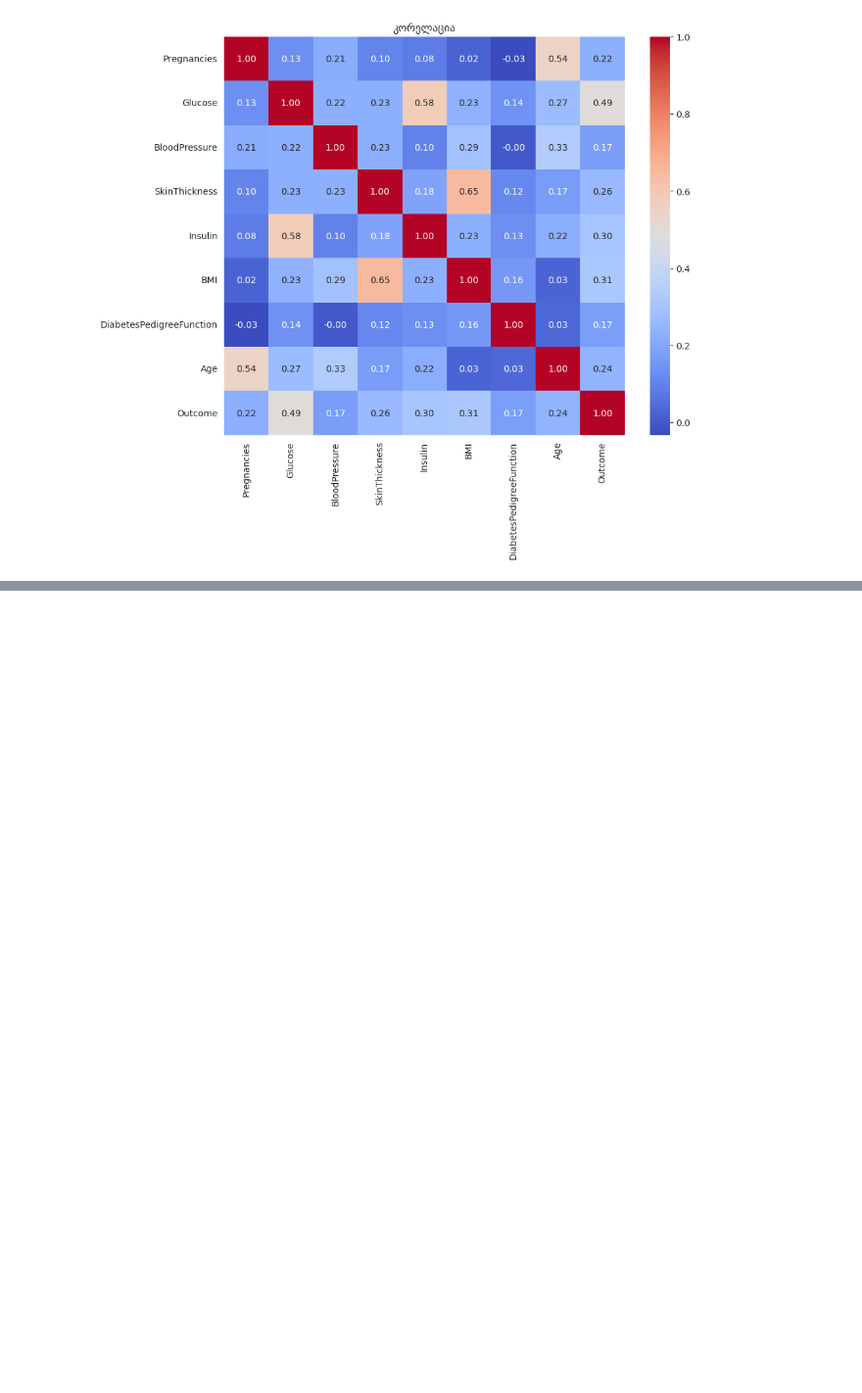
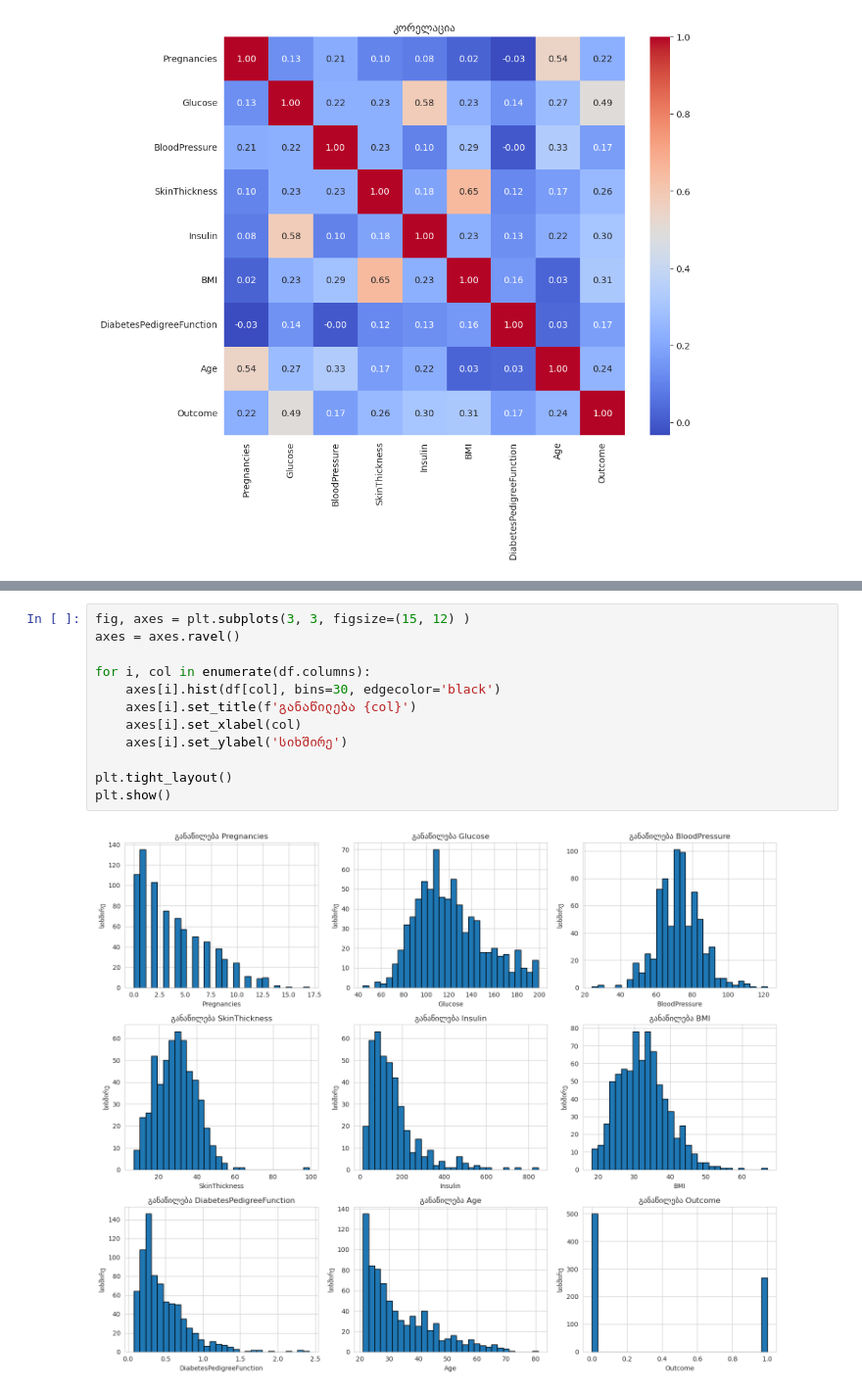
Before and after one commit to giorgiBerika/diabetes_analysis, a Jupyter notebook: main.ipynb, the cells around one changed output, grey strips where cells are left out. Shown at 98% size. Saved outputs shown, nothing was run; the diff lists cells and outputs as text; blank space fills up the shorter version.

Commit message:
Making extra histograms

```diff
--- a/main.ipynb
+++ b/main.ipynb
@@ -72,0 +81,14 @@ plt.show()
+# %%
+fig, axes = plt.subplots(3, 3, figsize=(15, 12) )
+axes = axes.ravel()
+
+for i, col in enumerate(df.columns):
+    axes[i].hist(df[col], bins=30, edgecolor='black')
+    axes[i].set_title(f'განაწილება {col}')
+    axes[i].set_xlabel(col)
+    axes[i].set_ylabel('სიხშირე')
+
+plt.tight_layout()
+plt.show()
+# %% [output]
+[figure, added]
```
Also changed, not shown: parts of 2 cells of this notebook.
